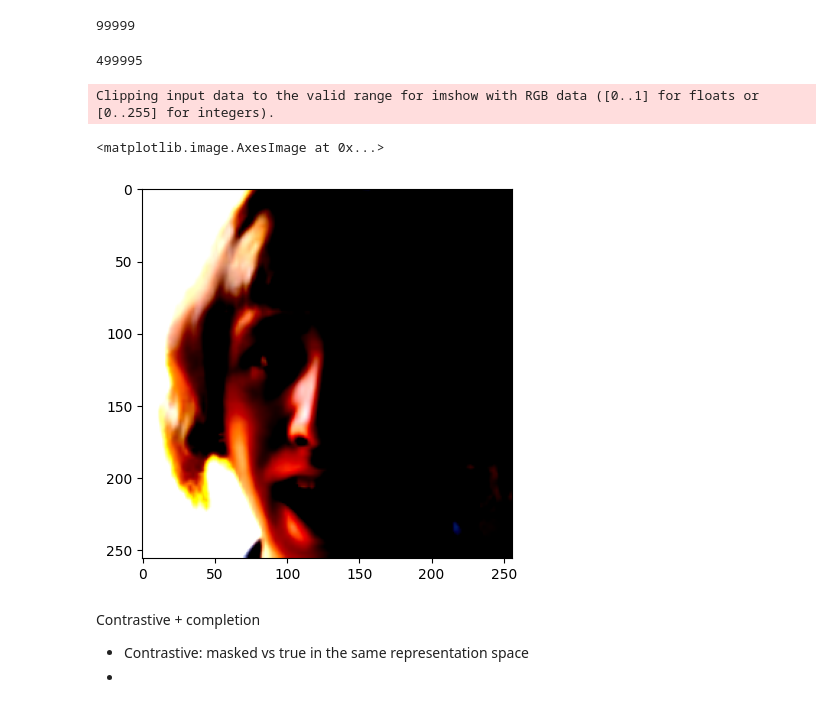
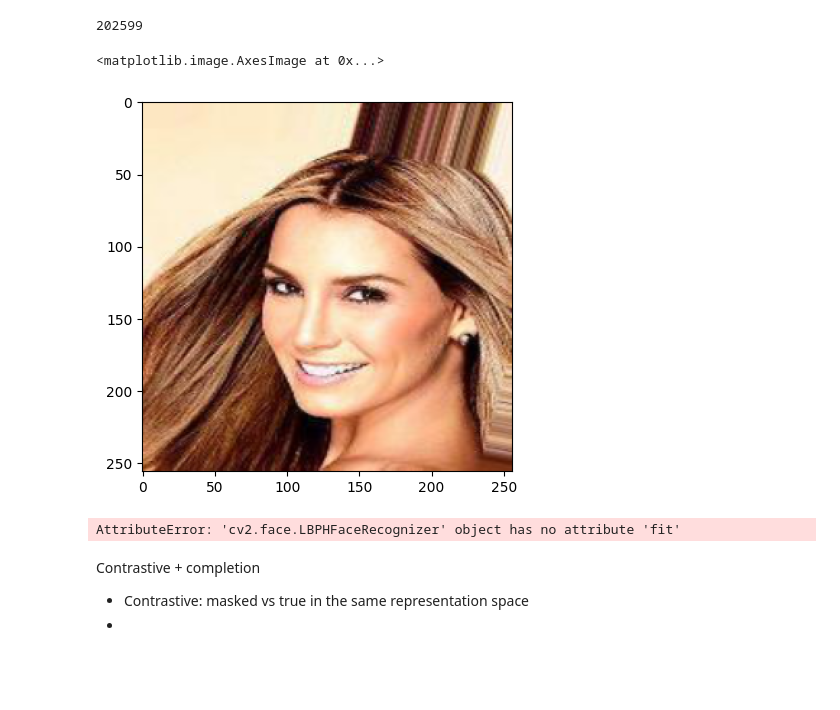
Before and after one commit to madhava20217/Realtime-Masked-Face-Unmasker, a Jupyter notebook: Reconstruction/swinT reconstruction.ipynb, the cells around one changed output. Saved outputs shown, nothing was run; the diff lists cells and outputs as text; code cells hidden in the pictures; blank space fills up the shorter version.

```diff
--- a/Reconstruction/swinT reconstruction.ipynb
+++ b/Reconstruction/swinT reconstruction.ipynb
@@ -35,34 +37,37 @@ device = torch.device('cuda:0') if torch.cuda.is_available() else torch.device("
 # %%
-dataset_path = '../Datasets/Feature extraction/'
+dataset_path = '../Datasets/inpainting/img_align_celeba/'
 # %%
-directories = glob.glob(dataset_path+'*')
-len(directories)
+files = glob.glob(dataset_path+'*.jpg', recursive = True)
+len(files)
 # %% [output]
-99999
+202599
-# %%
-files = glob.glob(dataset_path+'/*/*.png', recursive = True)
-len(files)
-# %% [output]
-499995
 # %%
 sizes = (256, 256)
 
 rescale_transform = transforms.Compose([
     transforms.ToTensor(),
     transforms.Resize(sizes, antialias= False),
-    transforms.Normalize(
-        # mean = 0, std = 1
-        mean =[0.485, 0.456, 0.406],
-        std = [0.229, 0.224, 0.225]
-    )
+    # transforms.Normalize(
+    #     # mean = 0, std = 1
+    #     mean =[0.485, 0.456, 0.406],
+    #     std = [0.229, 0.224, 0.225]
+    # )
 ])
 
 img = rescale_transform(Image.open(files[0]).convert("RGB")).permute(1, 2, 0).numpy()
 plt.imshow(img)
 # %% [output]
-Clipping input data to the valid range for imshow with RGB data ([0..1] for floats or [0..255] for integers).
+<matplotlib.image.AxesImage at 0x...>
-<matplotlib.image.AxesImage at 0x...>
-[figure, old version]
+[figure, new version]
+# %%
+face_classifier = cv2.CascadeClassifier(
+    cv2.data.haarcascades + "haarcascade_frontalface_default.xml"
+)
+
+landmark_detector  = cv2.face.LBPHFaceRecognizer('lbfmodel.yaml')
+landmark_detector.fit()
+# %% [output]
+AttributeError: 'cv2.face.LBPHFaceRecognizer' object has no attribute 'fit'
 # %% [markdown]
 Contrastive + completion
 
```
Also changed, not shown: parts of 2 cells of this notebook, 1 other file.
